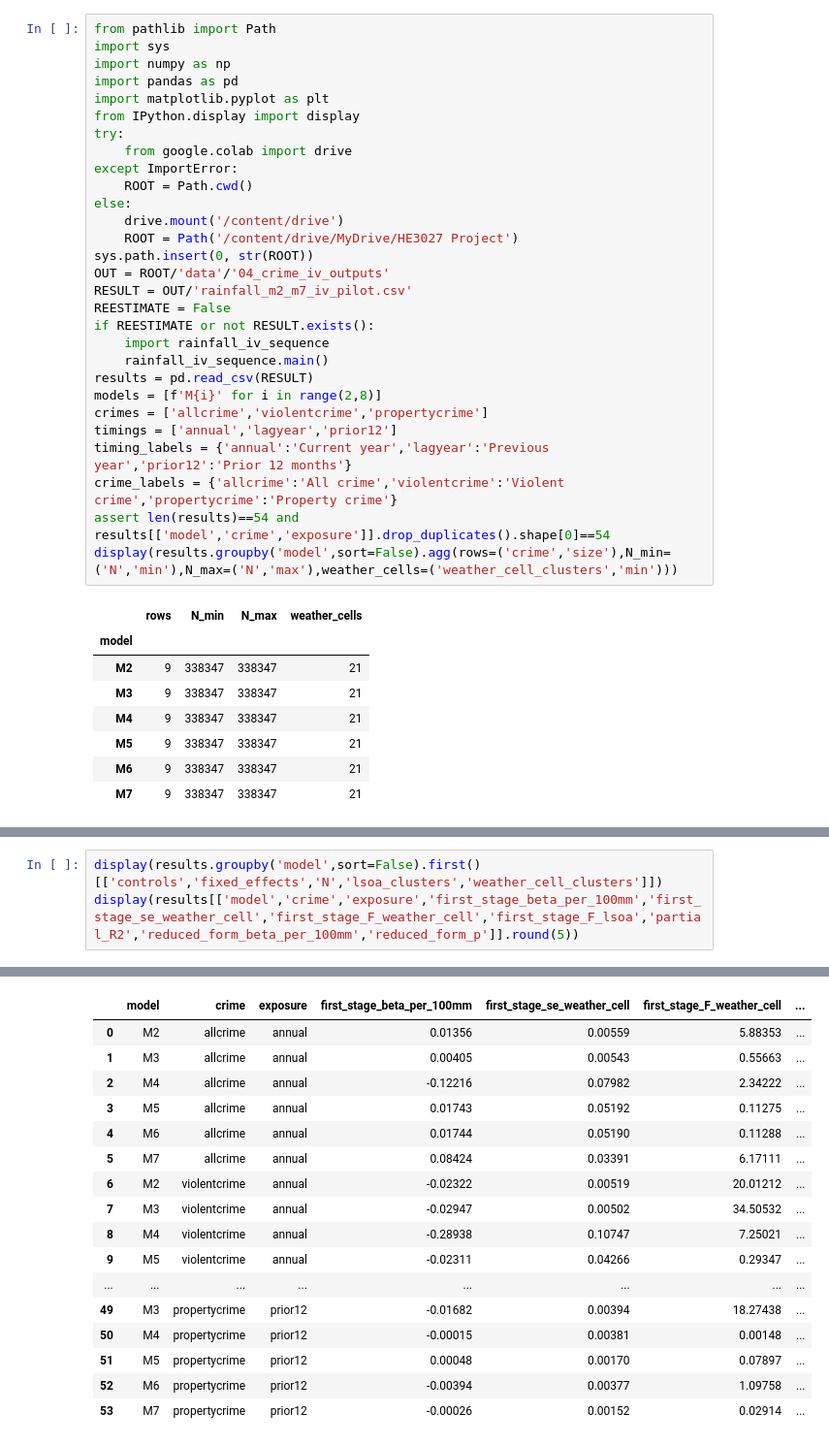
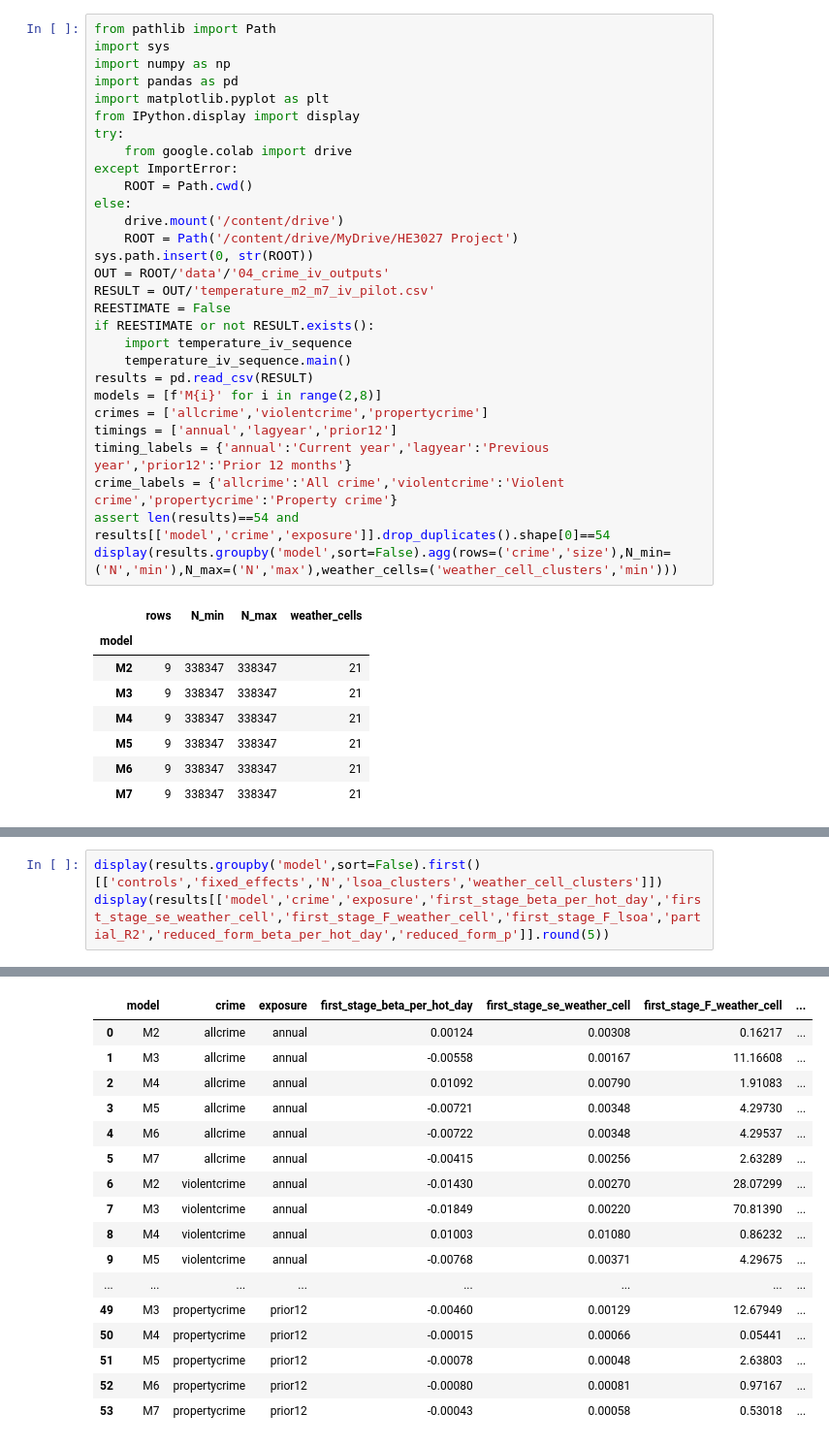
Before and after one commit to rachtrx/he3027, a Jupyter notebook: 04_crime_iv_exploratory.ipynb, the cells around one changed output, grey strips where cells are left out. Shown at 97% size. Drawn from its saved outputs; the diff is of its cells as text.

```diff
--- a/04_crime_iv_exploratory.ipynb
+++ b/04_crime_iv_exploratory.ipynb
@@ -20,11 +20,11 @@ else:
     ROOT = Path('/content/drive/MyDrive/HE3027 Project')
 sys.path.insert(0, str(ROOT))
 OUT = ROOT/'data'/'04_crime_iv_outputs'
-RESULT = OUT/'rainfall_m2_m7_iv_pilot.csv'
+RESULT = OUT/'temperature_m2_m7_iv_pilot.csv'
 REESTIMATE = False
 if REESTIMATE or not RESULT.exists():
-    import rainfall_iv_sequence
-    rainfall_iv_sequence.main()
+    import temperature_iv_sequence
+    temperature_iv_sequence.main()
 results = pd.read_csv(RESULT)
 models = [f'M{i}' for i in range(2,8)]
 crimes = ['allcrime','violentcrime','propertycrime']
@@ -51,32 +51,32 @@ Rainfall is in 100 mm units. Standard errors are clustered by the 21 returned we
 # %%
 display(results.groupby('model',sort=False).first()[['controls','fixed_effects','N','lsoa_clusters','weather_cell_clusters']])
-display(results[['model','crime','exposure','first_stage_beta_per_100mm','first_stage_se_weather_cell','first_stage_F_weather_cell','first_stage_F_lsoa','partial_R2','reduced_form_beta_per_100mm','reduced_form_p']].round(5))
+display(results[['model','crime','exposure','first_stage_beta_per_hot_day','first_stage_se_weather_cell','first_stage_F_weather_cell','first_stage_F_lsoa','partial_R2','reduced_form_beta_per_hot_day','reduced_form_p']].round(5))
 # %% [output]
 |  | controls | fixed_effects | N | lsoa_clusters | weather_cell_clusters |
 | model |  |  |  |  |  |
 | M2 | detached_dum; semi_d_dum; terrace... | NaN | 338347 | 4647 | 21 |
 | M3 | detached_dum; semi_d_dum; terrace... | NaN | 338347 | 4647 | 21 |
 | M4 | detached_dum; semi_d_dum; terrace... | oslaua; year | 338347 | 4647 | 21 |
 | M5 | detached_dum; semi_d_dum; terrace... | msoa11; year | 338347 | 4647 | 21 |
 | M6 | detached_dum; semi_d_dum; terrace... | msoa11; yearquarter | 338347 | 4647 | 21 |
 | M7 | detached_dum; semi_d_dum; terrace... | lsoacode; yearquarter | 338347 | 4647 | 21 |
-|  | model | crime | exposure | first_stage_beta_per_100mm | first_stage_se_weather_cell | first_stage_F_weather_cell | ... |
-| 0 | M2 | allcrime | annual | 0.01356 | 0.00559 | 5.88353 | ... |
-| 1 | M3 | allcrime | annual | 0.00405 | 0.00543 | 0.55663 | ... |
-| 2 | M4 | allcrime | annual | -0.12216 | 0.07982 | 2.34222 | ... |
-| 3 | M5 | allcrime | annual | 0.01743 | 0.05192 | 0.11275 | ... |
-| 4 | M6 | allcrime | annual | 0.01744 | 0.05190 | 0.11288 | ... |
-| 5 | M7 | allcrime | annual | 0.08424 | 0.03391 | 6.17111 | ... |
-| 6 | M2 | violentcrime | annual | -0.02322 | 0.00519 | 20.01212 | ... |
-| 7 | M3 | violentcrime | annual | -0.02947 | 0.00502 | 34.50532 | ... |
-| 8 | M4 | violentcrime | annual | -0.28938 | 0.10747 | 7.25021 | ... |
-| 9 | M5 | violentcrime | annual | -0.02311 | 0.04266 | 0.29347 | ... |
+|  | model | crime | exposure | first_stage_beta_per_hot_day | first_stage_se_weather_cell | first_stage_F_weather_cell | ... |
+| 0 | M2 | allcrime | annual | 0.00124 | 0.00308 | 0.16217 | ... |
+| 1 | M3 | allcrime | annual | -0.00558 | 0.00167 | 11.16608 | ... |
+| 2 | M4 | allcrime | annual | 0.01092 | 0.00790 | 1.91083 | ... |
+| 3 | M5 | allcrime | annual | -0.00721 | 0.00348 | 4.29730 | ... |
+| 4 | M6 | allcrime | annual | -0.00722 | 0.00348 | 4.29537 | ... |
+| 5 | M7 | allcrime | annual | -0.00415 | 0.00256 | 2.63289 | ... |
+| 6 | M2 | violentcrime | annual | -0.01430 | 0.00270 | 28.07299 | ... |
+| 7 | M3 | violentcrime | annual | -0.01849 | 0.00220 | 70.81390 | ... |
+| 8 | M4 | violentcrime | annual | 0.01003 | 0.01080 | 0.86232 | ... |
+| 9 | M5 | violentcrime | annual | -0.00768 | 0.00371 | 4.29675 | ... |
 | ... | ... | ... | ... | ... | ... | ... | ... |
-| 49 | M3 | propertycrime | prior12 | -0.01682 | 0.00394 | 18.27438 | ... |
-| 50 | M4 | propertycrime | prior12 | -0.00015 | 0.00381 | 0.00148 | ... |
-| 51 | M5 | propertycrime | prior12 | 0.00048 | 0.00170 | 0.07897 | ... |
-| 52 | M6 | propertycrime | prior12 | -0.00394 | 0.00377 | 1.09758 | ... |
-| 53 | M7 | propertycrime | prior12 | -0.00026 | 0.00152 | 0.02914 | ... |
+| 49 | M3 | propertycrime | prior12 | -0.00460 | 0.00129 | 12.67949 | ... |
+| 50 | M4 | propertycrime | prior12 | -0.00015 | 0.00066 | 0.05441 | ... |
+| 51 | M5 | propertycrime | prior12 | -0.00078 | 0.00048 | 2.63803 | ... |
+| 52 | M6 | propertycrime | prior12 | -0.00080 | 0.00081 | 0.97167 | ... |
+| 53 | M7 | propertycrime | prior12 | -0.00043 | 0.00058 | 0.53018 | ... |
 # %% [markdown]
 ## First-stage relevance
 
```
Also changed, not shown: parts of 8 cells of this notebook, 16 other files.
